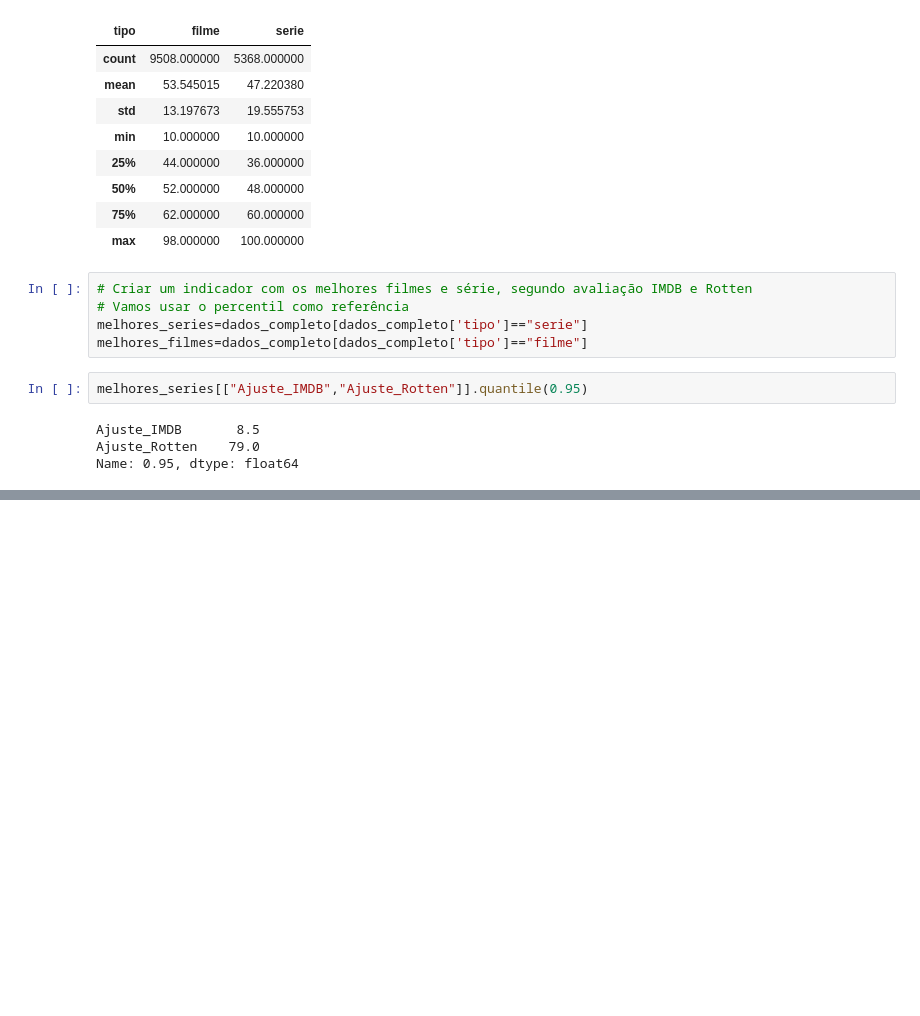
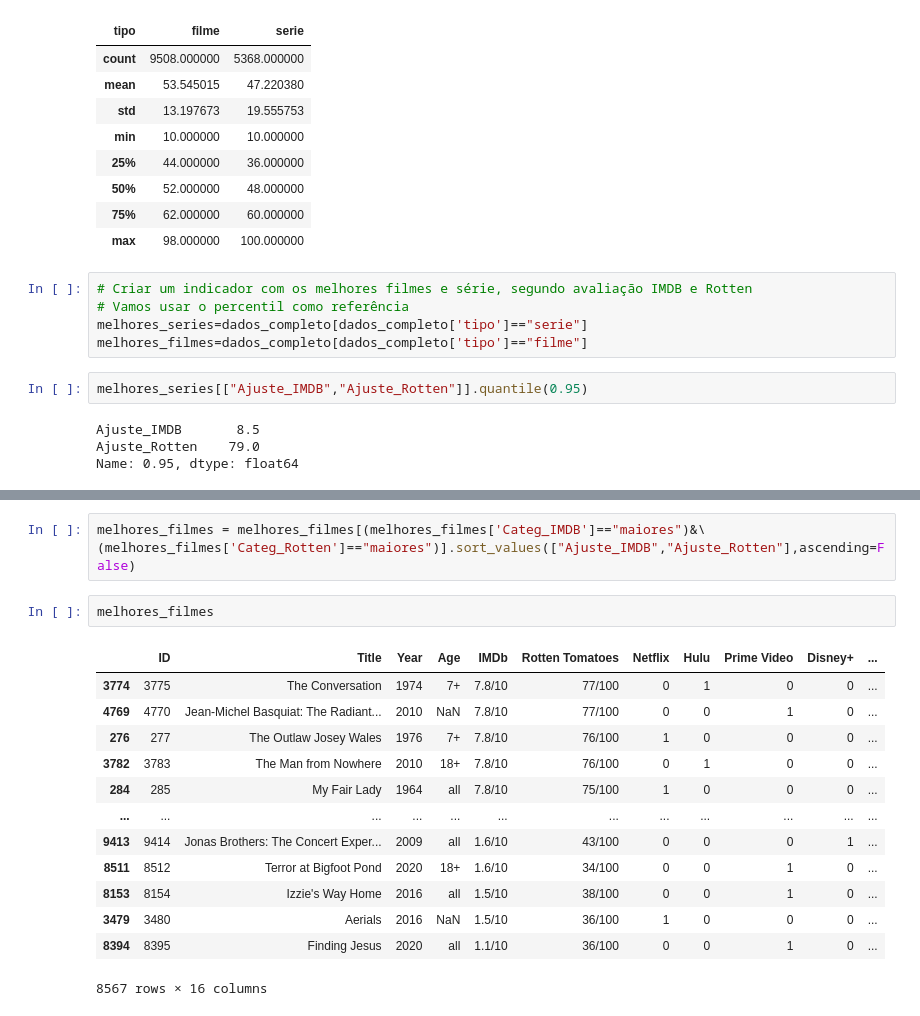
Before and after one commit to blsribeiro83/mba-data-science, a Jupyter notebook: 03-data-wrangling/data_wrangling_V.ipynb, the cells around one changed output, grey strips where cells are left out. Cells and saved outputs as stored; diff of their text form; blank space fills up the shorter version.

```diff
--- a/03-data-wrangling/data_wrangling_V.ipynb
+++ b/03-data-wrangling/data_wrangling_V.ipynb
@@ -143,0 +186,19 @@ Name: 0.95, dtype: float64
+# %%
+melhores_filmes = melhores_filmes[(melhores_filmes['Categ_IMDB']=="maiores")&\
+(melhores_filmes['Categ_Rotten']=="maiores")].sort_values(["Ajuste_IMDB","Ajuste_Rotten"],ascending=False)
+# %%
+melhores_filmes
+# %% [output]
+|  | ID | Title | Year | Age | IMDb | Rotten Tomatoes | Netflix | Hulu | Prime Video | Disney+ | ... |
+| 3774 | 3775 | The Conversation | 1974 | 7+ | 7.8/10 | 77/100 | 0 | 1 | 0 | 0 | ... |
+| 4769 | 4770 | Jean-Michel Basquiat: The Radiant... | 2010 | NaN | 7.8/10 | 77/100 | 0 | 0 | 1 | 0 | ... |
+| 276 | 277 | The Outlaw Josey Wales | 1976 | 7+ | 7.8/10 | 76/100 | 1 | 0 | 0 | 0 | ... |
+| 3782 | 3783 | The Man from Nowhere | 2010 | 18+ | 7.8/10 | 76/100 | 0 | 1 | 0 | 0 | ... |
+| 284 | 285 | My Fair Lady | 1964 | all | 7.8/10 | 75/100 | 1 | 0 | 0 | 0 | ... |
+| ... | ... | ... | ... | ... | ... | ... | ... | ... | ... | ... | ... |
+| 9413 | 9414 | Jonas Brothers: The Concert Exper... | 2009 | all | 1.6/10 | 43/100 | 0 | 0 | 0 | 1 | ... |
+| 8511 | 8512 | Terror at Bigfoot Pond | 2020 | 18+ | 1.6/10 | 34/100 | 0 | 0 | 1 | 0 | ... |
+| 8153 | 8154 | Izzie's Way Home | 2016 | all | 1.5/10 | 38/100 | 0 | 0 | 1 | 0 | ... |
+| 3479 | 3480 | Aerials | 2016 | NaN | 1.5/10 | 36/100 | 1 | 0 | 0 | 0 | ... |
+| 8394 | 8395 | Finding Jesus | 2020 | all | 1.1/10 | 36/100 | 0 | 0 | 1 | 0 | ... |
+8567 rows × 16 columns
```
Also changed, not shown: parts of 8 cells of this notebook, 4 other files.
